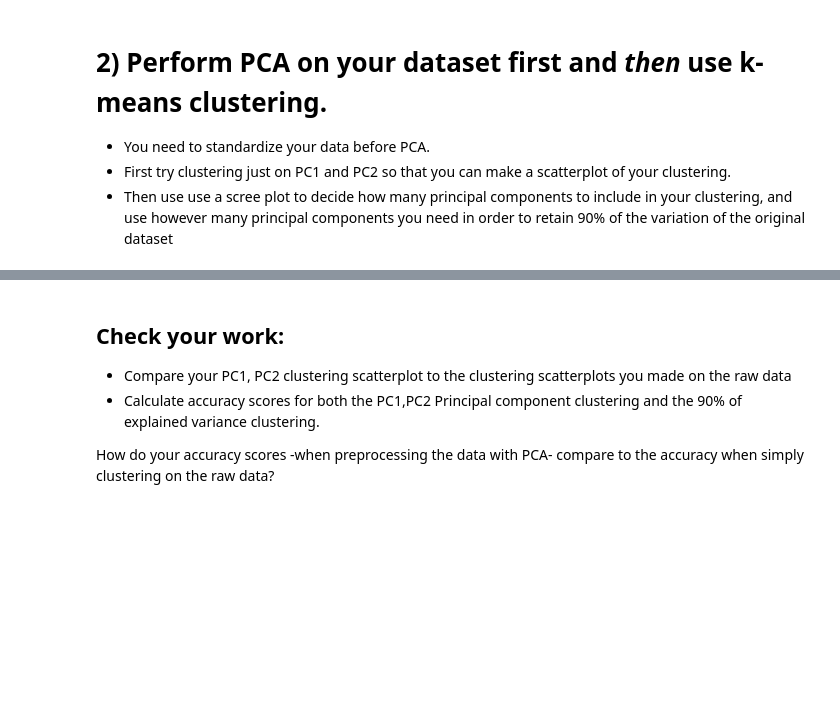
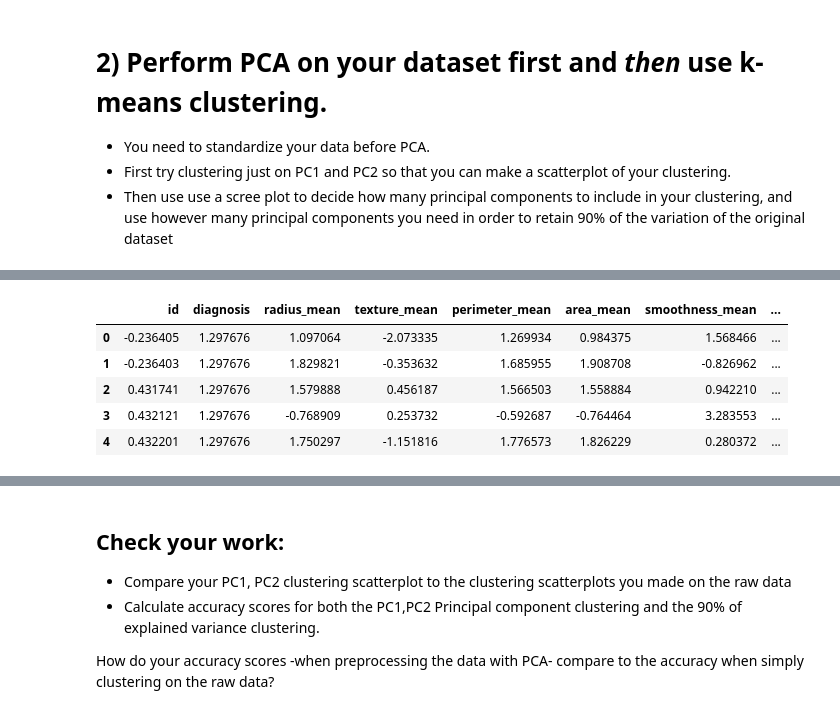
Before and after one commit to jjs5609/DS-Unit-1-Sprint-3-Linear-Algebra, a Jupyter notebook: module4-clustering/LS_DS_134_Clustering_Assignment.ipynb, the cells around one changed output, grey strips where cells are left out. Saved outputs shown, nothing was run; the diff lists cells and outputs as text; code cells hidden in the pictures; blank space fills up the shorter version.

```diff
--- a/module4-clustering/LS_DS_134_Clustering_Assignment.ipynb
+++ b/module4-clustering/LS_DS_134_Clustering_Assignment.ipynb
@@ -166,0 +232,7 @@ original.head()
+# %%
+features = list(my_pca.columns)
+# %%
+from sklearn.preprocessing import StandardScaler
+myscaler = StandardScaler()
+# %%
+scaled_data = myscaler.fit_transform(my_pca)
@@ -166,0 +259,10 @@ original.head()
+# %%
+df_scaled = pd.DataFrame(scaled_data, columns=features)
+df_scaled.head()
+# %% [output]
+|  | id | diagnosis | radius_mean | texture_mean | perimeter_mean | area_mean | smoothness_mean | ... |
+| 0 | -0.236405 | 1.297676 | 1.097064 | -2.073335 | 1.269934 | 0.984375 | 1.568466 | ... |
+| 1 | -0.236403 | 1.297676 | 1.829821 | -0.353632 | 1.685955 | 1.908708 | -0.826962 | ... |
+| 2 | 0.431741 | 1.297676 | 1.579888 | 0.456187 | 1.566503 | 1.558884 | 0.942210 | ... |
+| 3 | 0.432121 | 1.297676 | -0.768909 | 0.253732 | -0.592687 | -0.764464 | 3.283553 | ... |
+| 4 | 0.432201 | 1.297676 | 1.750297 | -1.151816 | 1.776573 | 1.826229 | 0.280372 | ... |
```
Also changed, not shown: parts of 18 cells of this notebook.
